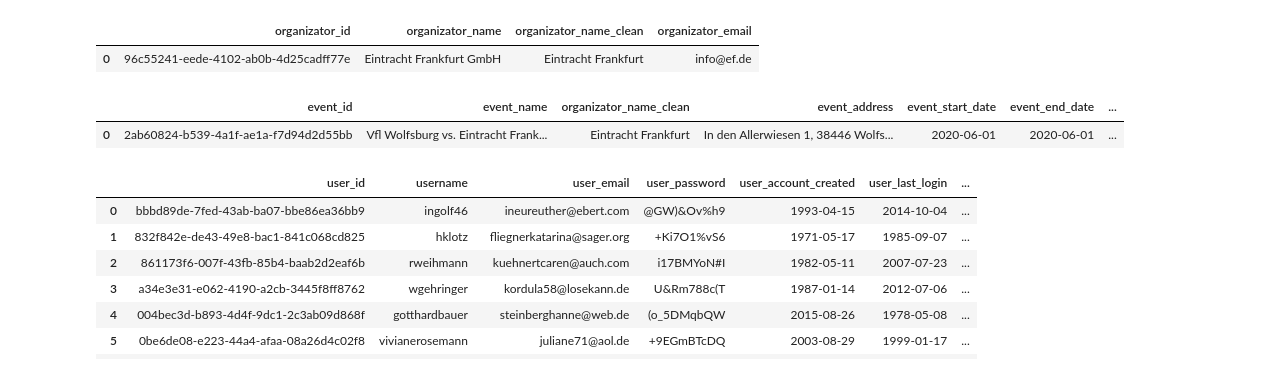
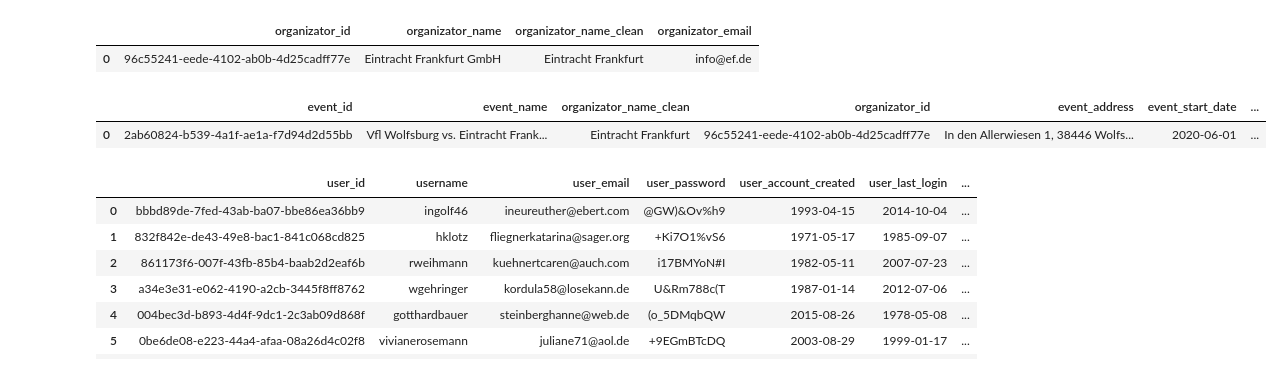
Before and after one commit to as-czyk/project-tt-app, a Jupyter notebook: server/notebooks/fakedata.ipynb, the cells around one changed output. Drawn from its saved outputs; the diff is of its cells as text; code cells hidden in the pictures.

```diff
--- a/server/notebooks/fakedata.ipynb
+++ b/server/notebooks/fakedata.ipynb
@@ -43,20 +43,21 @@ table_organizator
 # %%
 # --------------- table events ---------------
 table_events = pd.DataFrame({
     "event_id" : ["2ab60824-b539-4a1f-ae1a-f7d94d2d55bb"],
     "event_name" : ["Vfl Wolfsburg vs. Eintracht Frankfurt"],
     "organizator_name_clean" : ["Eintracht Frankfurt"],
+    "organizator_id": table_organizator["organizator_id"],
     "event_address" : ["In den Allerwiesen 1, 38446 Wolfsburg"],
     "event_start_date" : ["2020-06-01"],
     "event_end_date" : ["2020-06-01"],
     "event_start_time" : ["15:30:00"],
     "event_end_time" : ["18:00:00"]
 })
 table_events.to_csv(DATA_PATH + "\\table_events.csv", index=False)
 table_events
 # %% [output]
-|  | event_id | event_name | organizator_name_clean | event_address | event_start_date | event_end_date | ... |
-| 0 | 2ab60824-b539-4a1f-ae1a-f7d94d2d55bb | Vfl Wolfsburg vs. Eintracht Frank... | Eintracht Frankfurt | In den Allerwiesen 1, 38446 Wolfs... | 2020-06-01 | 2020-06-01 | ... |
+|  | event_id | event_name | organizator_name_clean | organizator_id | event_address | event_start_date | ... |
+| 0 | 2ab60824-b539-4a1f-ae1a-f7d94d2d55bb | Vfl Wolfsburg vs. Eintracht Frank... | Eintracht Frankfurt | 96c55241-eede-4102-ab0b-4d25cadff77e | In den Allerwiesen 1, 38446 Wolfs... | 2020-06-01 | ... |
 # %%
 # --------------- table users ---------------
 table_user = []
```
Also changed, not shown: 4 other files.
